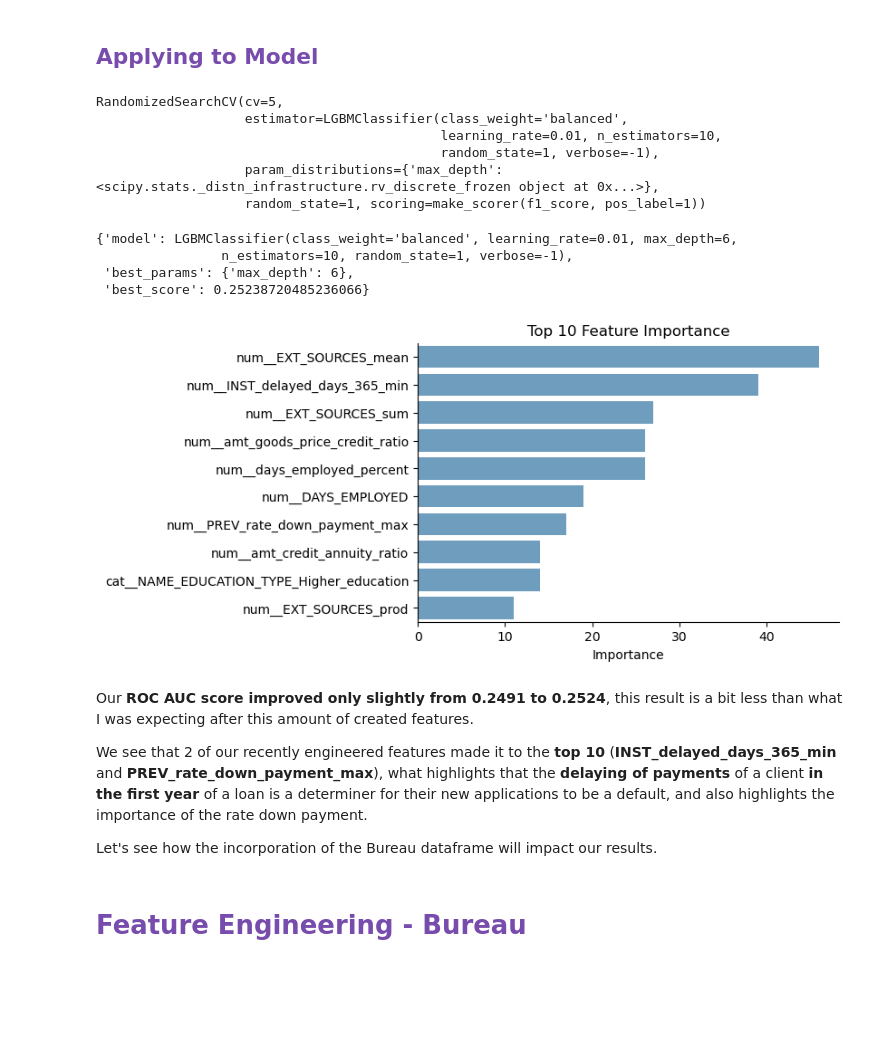
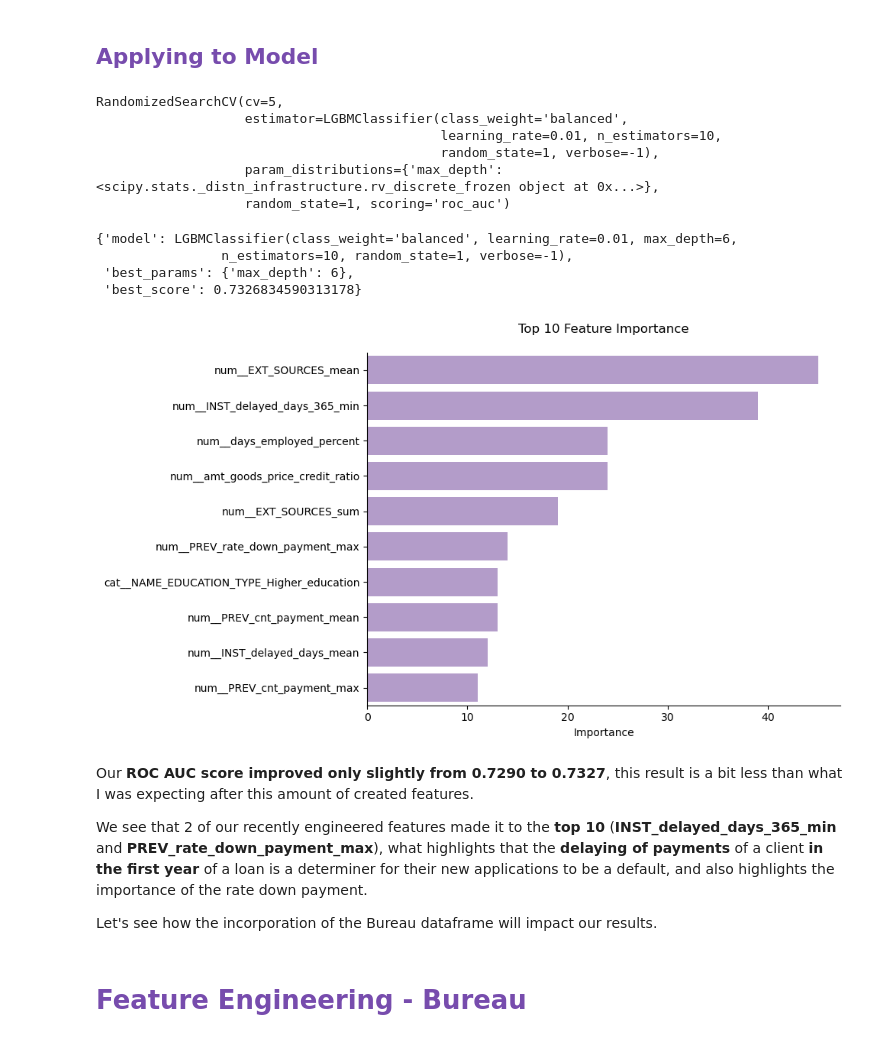
Before and after one commit to renatomarianoo/Risk_Evaluation_Retail_Banks, a Jupyter notebook: 04_Feat_Eng_other_dfs.ipynb, the cells around one changed output. Drawn from its saved outputs; the diff is of its cells as text; code cells hidden in the pictures; blank space fills up the shorter version.

```diff
--- a/04_Feat_Eng_other_dfs.ipynb
+++ b/04_Feat_Eng_other_dfs.ipynb
@@ -154,7 +154,6 @@ def preprocess_data(df, df_previous_transf, df_installments_transf):
 
     feat_eng_pipe2 = Pipeline(
     steps=[
-        ("drop_mode_avg", feat_eng.DropModeAVG()),
         ('zero_null_transformer', feat_eng.ZeroToNullTransformer(columns="YEARS_BEGINEXPLUATATION_MEDI")),
         ('multiply_by_neg1', feat_eng.MultiplyByNeg1(columns=[col for col in df.columns if col.startswith('DAYS_')])),
         ('days_empl_anomaly', feat_eng.HandleDaysEmployedAnomaly()),
@@ -194,9 +193,8 @@ X_train.head(3)
 <h2 style="color:#774CAD">Applying to Model</h2>
 # %%
 def randomized_search_LGBM(X, y, param_distributions={"max_depth": randint(2, 10)}):
-    scorer = make_scorer(f1_score, pos_label=1)
     lgbm_model = LGBMClassifier(random_state=1, class_weight='balanced', verbose=-1, learning_rate=0.01, n_estimators=10)
-    randomized_search = RandomizedSearchCV(lgbm_model, param_distributions=param_distributions, n_iter=10, cv=5, random_state=1, scoring=scorer)
+    randomized_search = RandomizedSearchCV(lgbm_model, param_distributions=param_distributions, n_iter=10, cv=5, random_state=1, scoring='roc_auc')
 
     return randomized_search
 # %%
@@ -209,7 +207,7 @@ RandomizedSearchCV(cv=5,
                                             learning_rate=0.01, n_estimators=10,
                                             random_state=1, verbose=-1),
                    param_distributions={'max_depth': <scipy.stats._distn_infrastructure.rv_discrete_frozen object at 0x...>},
-                   random_state=1, scoring=make_scorer(f1_score, pos_label=1))
+                   random_state=1, scoring='roc_auc')
 # %%
 lgbm_results3 = {
     'model': randomized_search3.best_estimator_,
@@ -222,14 +220,15 @@ lgbm_results3
 {'model': LGBMClassifier(class_weight='balanced', learning_rate=0.01, max_depth=6,
                 n_estimators=10, random_state=1, verbose=-1),
  'best_params': {'max_depth': 6},
- 'best_score': 0.25238720485236066}
+ 'best_score': 0.7326834590313178}
 # %%
+fig, ax = plt.subplots(figsize=(8, 6))
 best_lgbm_model3 = randomized_search3.best_estimator_
-model_select.plot_feature_importance(best_lgbm_model3, X_train, y_train)
+model_select.plot_feature_importance(best_lgbm_model3, X_train, y_train, ax=ax, color='tab:purple')
 # %% [output]
-[figure, old version]
+[figure, new version]
 # %% [markdown]
-Our **ROC AUC score improved only slightly from 0.2491 to 0.2524**, this result is a bit less than what I was expecting after this amount of created features.
+Our **ROC AUC score improved only slightly from 0.7290 to 0.7327**, this result is a bit less than what I was expecting after this amount of created features.
 
 We see that 2 of our recently engineered features made it to the **top 10** (**INST_delayed_days_365_min** and **PREV_rate_down_payment_max**), what highlights that the **delaying of payments** of a client **in the first year** of a loan is a determiner for their new applications to be a default, and also highlights the importance of the rate down payment.
 
```
Also changed, not shown: parts of 23 cells of this notebook, 22 other files.
